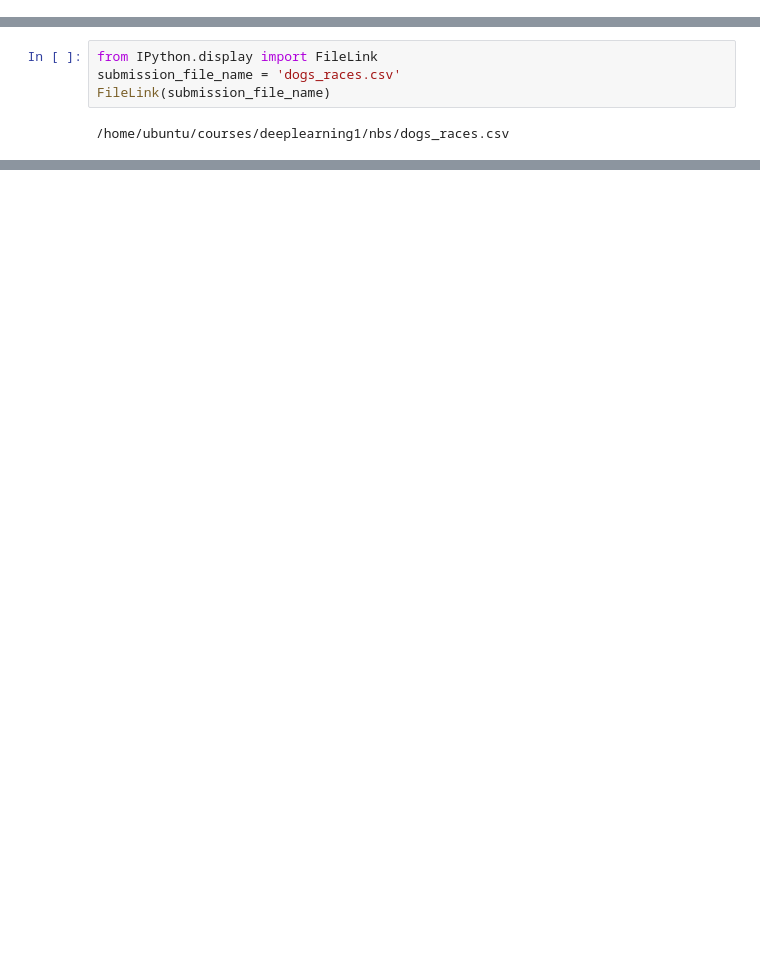
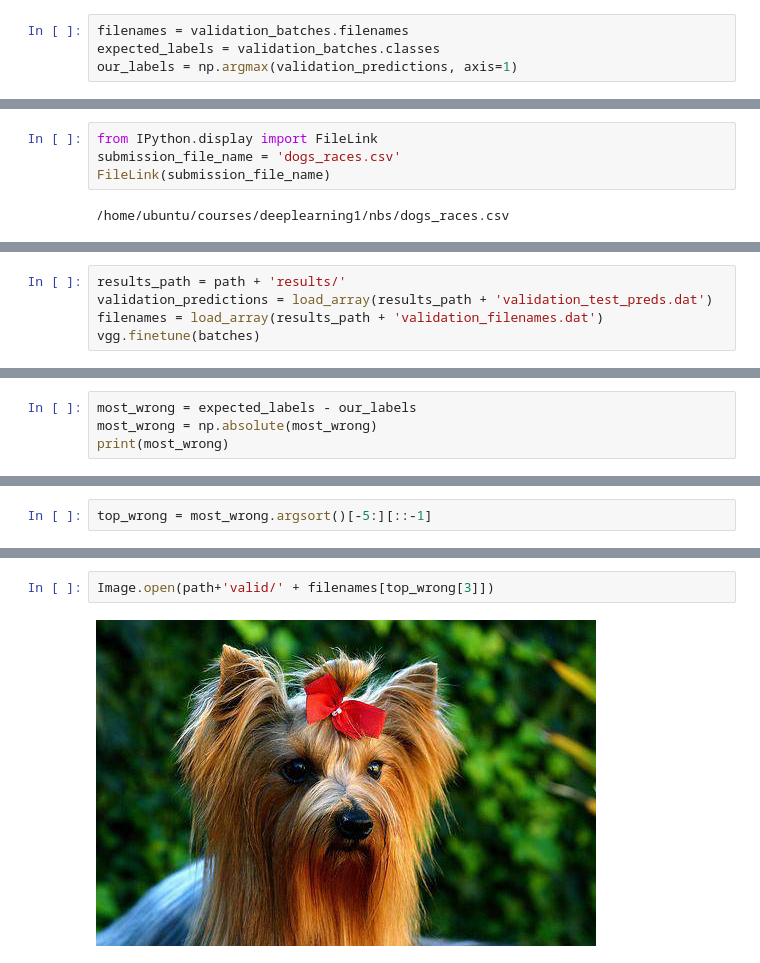
Before and after one commit to fastai/courses, a Jupyter notebook: deeplearning1/nbs/vgg_classify_dog_race.ipynb, the cells around one changed output, grey strips where cells are left out. Cells and saved outputs as stored; diff of their text form; blank space fills up the shorter version.

```diff
--- a/deeplearning1/nbs/vgg_classify_dog_race.ipynb
+++ b/deeplearning1/nbs/vgg_classify_dog_race.ipynb
@@ -72,0 +141,4 @@ vgg.model.save_weights(results_filename)
+# %%
+filenames = validation_batches.filenames
+expected_labels = validation_batches.classes
+our_labels = np.argmax(validation_predictions, axis=1)
@@ -78,0 +183,5 @@ FileLink(submission_file_name)
+# %%
+results_path = path + 'results/'
+validation_predictions = load_array(results_path + 'validation_test_preds.dat')
+filenames = load_array(results_path + 'validation_filenames.dat')
+vgg.finetune(batches)
@@ -78,0 +220,4 @@ FileLink(submission_file_name)
+# %%
+most_wrong = expected_labels - our_labels
+most_wrong = np.absolute(most_wrong)
+print(most_wrong)
@@ -78,0 +242,2 @@ FileLink(submission_file_name)
+# %%
+top_wrong = most_wrong.argsort()[-5:][::-1]
@@ -78,0 +264,4 @@ FileLink(submission_file_name)
+# %%
+Image.open(path+'valid/' + filenames[top_wrong[3]])
+# %% [output]
+[figure, added]
```
Also changed, not shown: parts of 38 cells of this notebook.
